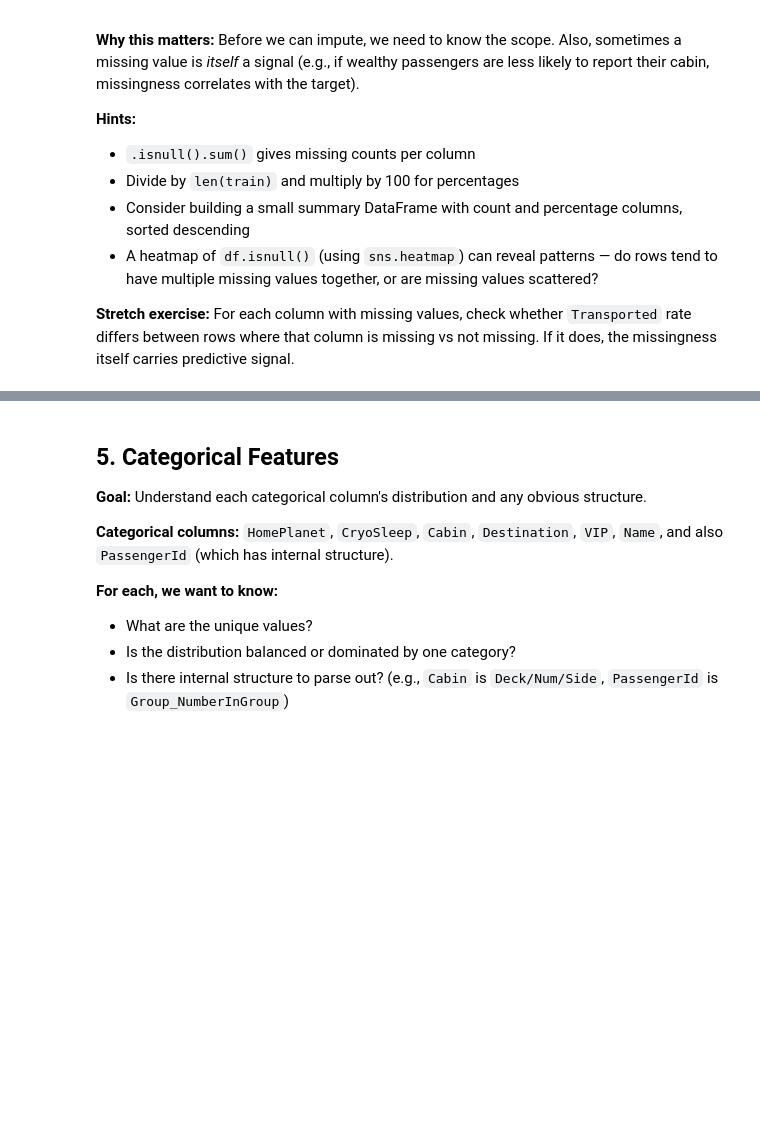
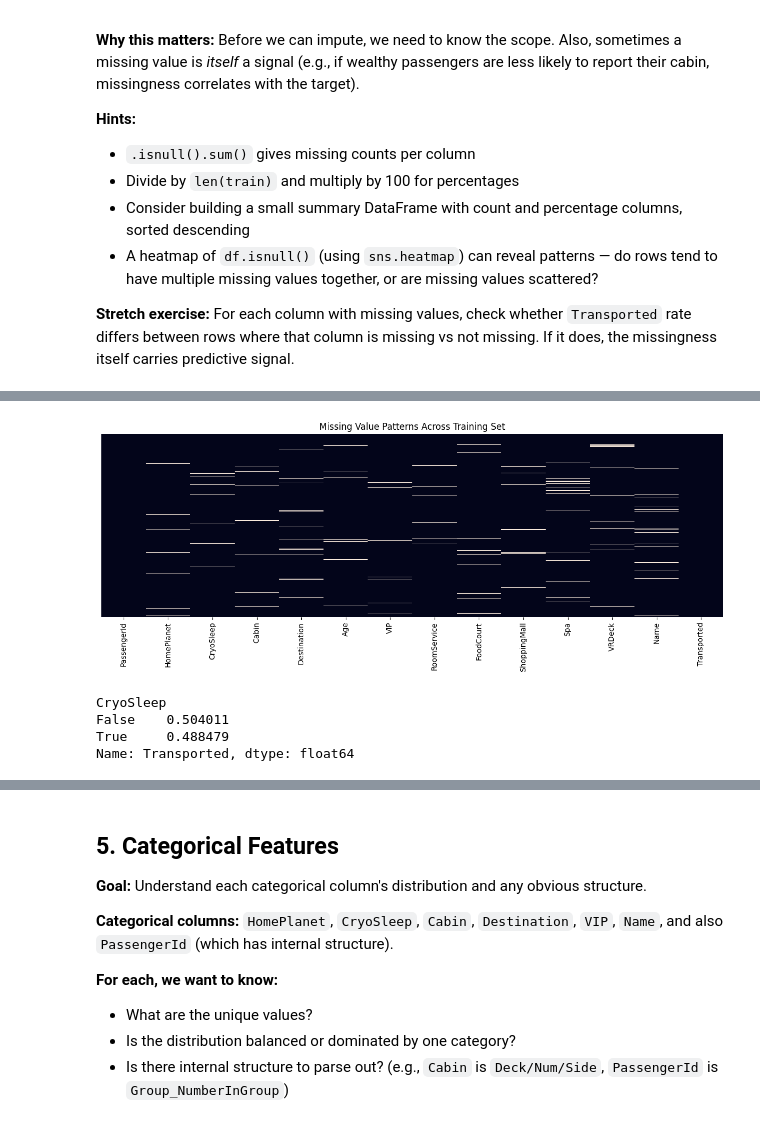
Before and after one commit to MariosGIT3526/Spaceship_Titanic_MP, a Jupyter notebook: Spaceship_Titanic_MP/notebooks/01_eda.ipynb, the cells around one changed output, grey strips where cells are left out. Cells and saved outputs as stored; diff of their text form; code cells hidden in the pictures; blank space fills up the shorter version.

```diff
--- a/Spaceship_Titanic_MP/notebooks/01_eda.ipynb
+++ b/Spaceship_Titanic_MP/notebooks/01_eda.ipynb
@@ -86,0 +323,17 @@ This is a **binary classification** problem with the target variable `Transporte
+# %%
+plt.figure(figsize=(12, 5))
+sns.heatmap(train.isnull(),
+            cbar=False,
+            yticklabels=False)
+plt.title('Missing Value Patterns Across Training Set')
+plt.tight_layout()
+plt.show()
+# %% [output]
+[figure, added]
+# %%
+print(train.groupby(train['CryoSleep'].isnull())['Transported'].mean())
+# %% [output]
+CryoSleep
+False    0.504011
+True     0.488479
+Name: Transported, dtype: float64
```
Also changed, not shown: parts of 66 cells of this notebook.
